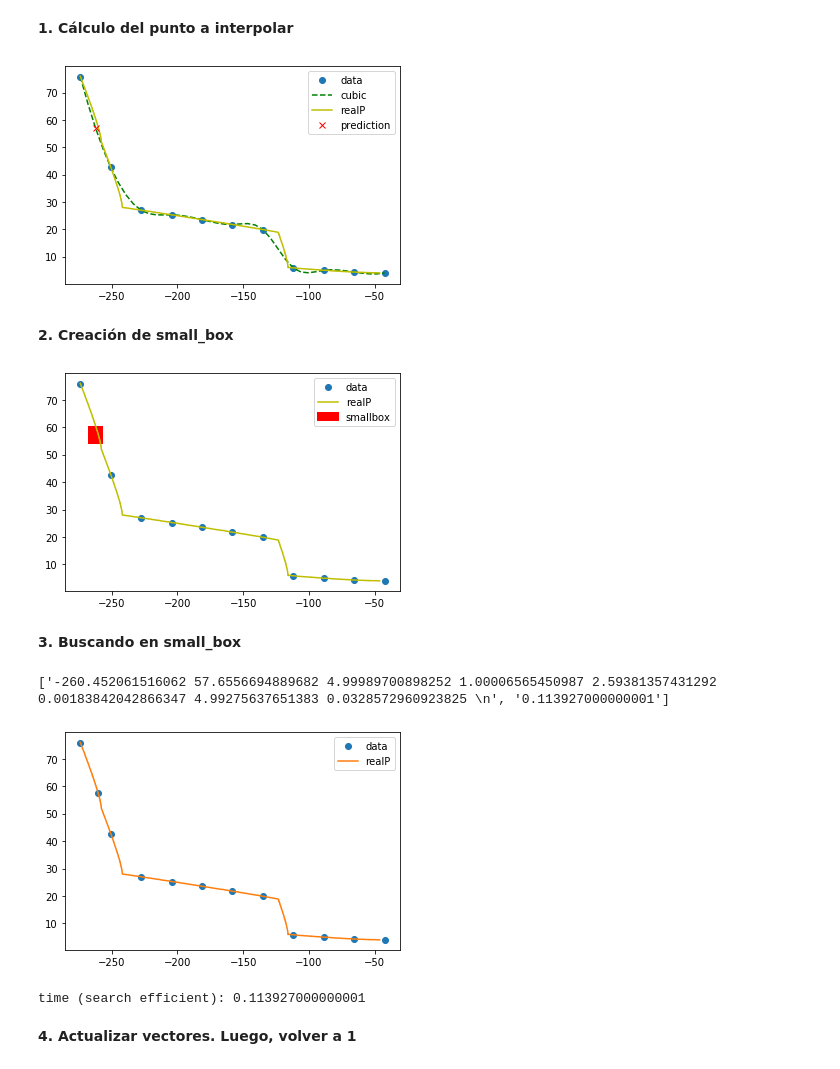
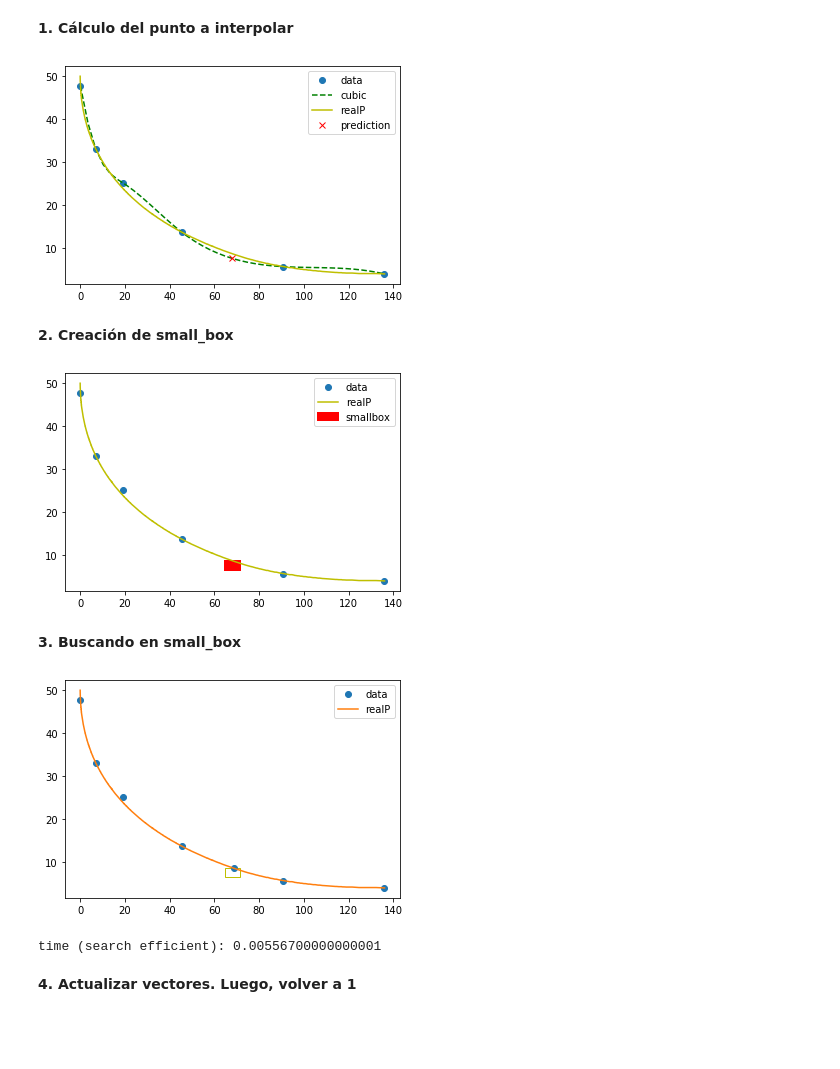
Before and after one commit to INFPUCV/ibex-lib, a Jupyter notebook: jupyter_notebooks/search_efficient.ipynb, the cells around one changed output. Drawn from its saved outputs; the diff is of its cells as text; code cells hidden in the pictures; blank space fills up the shorter version.

```diff
--- a/jupyter_notebooks/search_efficient.ipynb
+++ b/jupyter_notebooks/search_efficient.ipynb
@@ -14,13 +14,13 @@ pass: ········
 # %% [markdown]
 **Interpolación usando spline y search_efficient**
 # %%
-from scipy.interpolate import interp1d
+from scipy.interpolate import interp1d #spline
 import matplotlib.pyplot as plt
 import numpy as np
 %matplotlib inline
 
-instance = "osy.txt"
-npoints = 11
+instance = "binh.txt"
+npoints = 4
 prec_se = 1e-2 #precisión para search_efficient
 prec = 1e-1 #precisión para el solver
 
@@ -34,14 +34,16 @@ print("inital box:", y1,y2)
 
 x = np.linspace(y1[0], y1[1], num=npoints, endpoint=True)
 y = np.zeros(npoints)
+xpoints = []
 i = 0
 for a in x:
-    xx, yy = ibex.search_efficient(instance, [a-10*prec_se,a+10*prec_se,y2[0],y2[1]], mode="minf2", prec=prec_se)[1]
-    x[i] = xx; y[i] = yy
+    xpoint, ypoint, time = ibex.search_efficient(instance, [a-10*prec_se,a+10*prec_se,y2[0],y2[1]], mode="minf2", prec=prec_se)
+    xpoints.append(xpoint)
+
+    x[i] = ypoint[0]; y[i] = ypoint[1]
     i+=1
 
-
-f = interp1d(x, y)
+f = interp1d(x, y) #linear
 f2 = interp1d(x, y, kind='cubic')
 
 xsol, ysol = ibex.solve(instance, prec=prec)
@@ -88,35 +77,42 @@ plt.plot(x, y, 'o', xnew, f2(xnew), 'g--', xsol, ysol, 'y-', xmid, f2(xmid), 'rx
 plt.legend(['data', 'cubic', 'realP', 'prediction'], loc='best')
 plt.show()
 # %% [output]
-[figure, old version]
+[figure, new version]
 # %% [markdown]
 **2. Creación de small_box**
 # %%
-hy = 0.02*(y2[1]-y2[0])
-hx = 0.02*(y1[1]-y1[0])
+h = 0.05*(y2[1]-y2[0]) #altura de caja
+w = 0.05*(y1[1]-y1[0]) #ancho de caja
 
-small_box = [xmid-hx, xmid+hx, f2(xmid)-hy, f2(xmid)+hy]
+small_box = [xmid-w/2, xmid+w/2, f2(xmid)-h/2, f2(xmid)+h/2]
+
+###small box on x (esto es nuevo!)###
+#box_x = []
+#for i in range(len(xpoints[0])):
+#    box_x.append(np.minimum(xpoints[best_i][i],xpoints[best_i+1][i]))
+#    box_x.append(np.maximum(xpoints[best_i][i],xpoints[best_i+1][i]))
+#####
 
 #plot
 import matplotlib.patches as patches
 
 # Create figure and axes
 fig,ax = plt.subplots(1)
 
 # Create a Rectangle patch
-rect = patches.Rectangle((xmid-hx,f2(xmid)-hy),2*hx,2*hy,linewidth=2,edgecolor='r',facecolor='r')
+rect = patches.Rectangle((xmid-w/2,f2(xmid)-h/2),w,h,linewidth=2,edgecolor='r',facecolor='r')
 
 # Add the patch to the Axes
 ax.add_patch(rect)
 plt.plot(x, y, 'o', xsol, ysol, 'y-')
 plt.legend(['data', 'realP', 'smallbox'], loc='best'); plt.show()
 # %% [output]
-[figure, old version]
+[figure, new version]
 # %% [markdown]
 **3. Buscando en small_box**
 # %%
-_temp, auxy, time =  ibex.search_efficient(instance, small_box, mode="efficient", prec=1e-1)
-xx, yy = auxy
+aux_x, aux_y, time =  ibex.search_efficient(instance, small_box, mode="efficient", prec=prec_se)#, box_x=box_x)
+xx, yy = aux_y
 
 if xx==np.inf or yy==np.inf:
     print("no solution found")
@@ -124,14 +120,17 @@ else:
     x_=np.append(x,xx); x_.sort()
     y_=np.append(y,yy); y_[::-1].sort()
 
+    fig,ax = plt.subplots(1)
+    rect = patches.Rectangle((xmid-w/2,f2(xmid)-h/2),w,h,linewidth=1,edgecolor='y',facecolor='none')
+    ax.add_patch(rect)
     plt.plot(x_, y_, 'o', xsol, ysol, '-')
     plt.legend(['data', 'realP'], loc='best')
     plt.show()
+
 print("time (search efficient):", time)
 # %% [output]
+[figure, new version]
-['-260.452061516062 57.6556694889682 4.99989700898252 1.00006565450987 2.59381357431292 0.00183842042866347 4.99275637651383 0.0328572960923825 \n', '0.113927000000001']
+time (search efficient): 0.00556700000000001
-[figure, old version]
-time (search efficient): 0.113927000000001
 # %% [markdown]
 **4. Actualizar vectores. Luego, volver a 1**
 # %%
```
Also changed, not shown: parts of 1 cell of this notebook, 1 other file.
